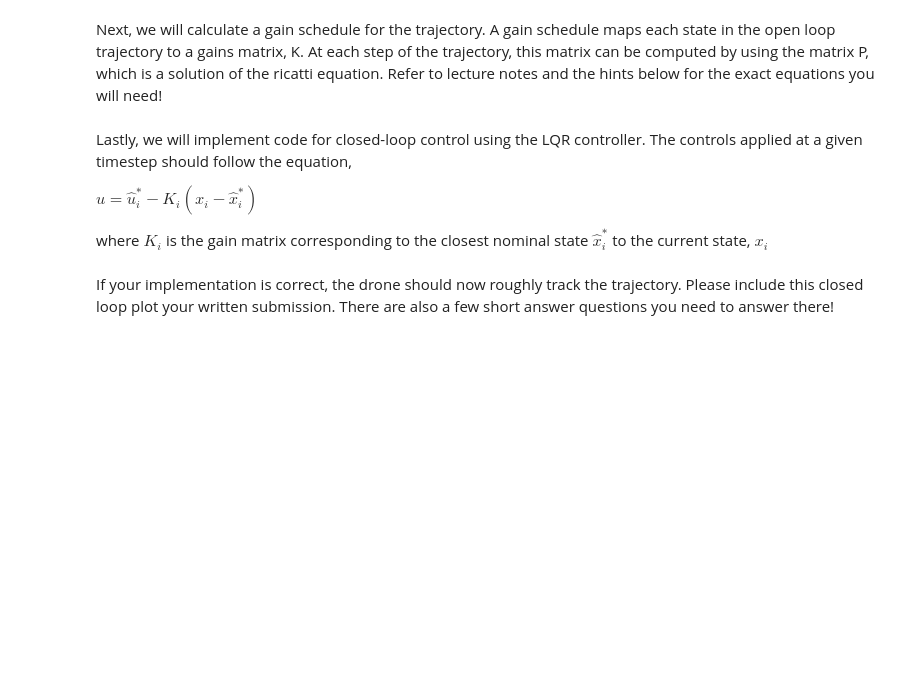
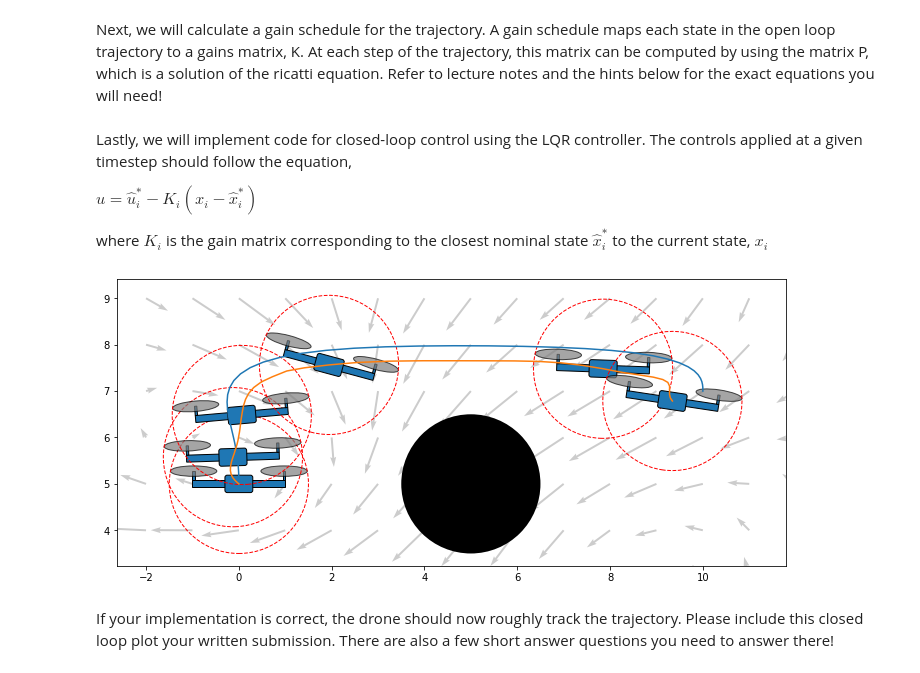
Before and after one commit to markparal/AA274A_HW, a Jupyter notebook: HW2/P3_gain_scheduled_LQR.ipynb, the cells around one changed output. Cells and saved outputs as stored; diff of their text form; code cells hidden in the pictures; blank space fills up the shorter version.

```diff
--- a/HW2/P3_gain_scheduled_LQR.ipynb
+++ b/HW2/P3_gain_scheduled_LQR.ipynb
@@ -369,6 +371,10 @@ First let's define a function that finds the closest point on the nominal trajec
 def find_closest_nominal_state(current_state):
     ################ Your code here ############################################
     # Hint: This shouldn't take more than a couple lines
+    min_list = []
+    for i in range(0,len(nominal_states[:,0])):
+        min_list.append((np.linalg.norm(np.array(current_state) - np.array(nominal_states[i]))))
+    closest_state_idx = np.argmin(min_list)
 
     ############################################################################
     return closest_state_idx
@@ -393,6 +399,13 @@ for i in range(len(nominal_states)):
     # 3. Find the gains and update the gains lookup dictionary with it
     # 4. Nominal controls are not defined for the last state. Set these to zero.
 
+    if i < (len(nominal_states) - 1):
+        At, Bt = planar_quad.get_continuous_jacobians(nominal_states[i], nominal_controls[i])
+        P = np.transpose(ricatti_solver(At, Bt, Q, R))
+        K = np.matmul(np.matmul(np.linalg.inv(R),np.transpose(Bt)),P)
+    else:
+        K = 0
+
     ##############################################################################
     gains_lookup[i] = K
 # %% [markdown]
@@ -404,27 +417,33 @@ where $K_i$ is the gain matrix corresponding to the closest nominal state $\hat{
 # %%
 def simulate_closed_loop(initial_state, nominal_controls):
     states = [initial_state]
     for k in range(N):
         #################### Your code here ####################################
         # Add code to compute the new controls using the LQR controller
         # Hints:
         # 1. Find the closest nominal state to the current state and lookup
         # the corresponding gain matrix
         # 2. Use the closest nominal state, its corresponding control, and the
         # gain matrix to compute the adjusted controls for the current state
+
+        closest_state_idx = find_closest_nominal_state(states[k])
+        Ki = gains_lookup[closest_state_idx]
+        control = nominal_controls[closest_state_idx] - np.matmul(Ki,(states[k] - nominal_states[closest_state_idx]))
 
         #######################################################################
         control = np.clip(control, planar_quad.min_thrust_per_prop, planar_quad.max_thrust_per_prop)
         next_state = planar_quad.discrete_step(states[k], control, dt)
         next_state = apply_wind_disturbance(next_state, dt)
         states.append(next_state)
     return np.array(states)
 
 planar_quad = PlanarQuadrotor()
 fig, ax = plt.subplots(figsize=(12, 6))
 plot_obstacle(ax)
 plot_nominal_trajectory(ax)
 plot_wind(ax)
 planar_quad.animate(simulate_closed_loop(initial_state, nominal_controls), dt, ax)
+# %% [output]
+[figure, added]
 # %% [markdown]
 If your implementation is correct, the drone should now roughly track the trajectory. Please include this closed loop plot your written submission. There are also a few short answer questions you need to answer there!
```
Also changed, not shown: parts of 1 cell of this notebook, 3 other files.
